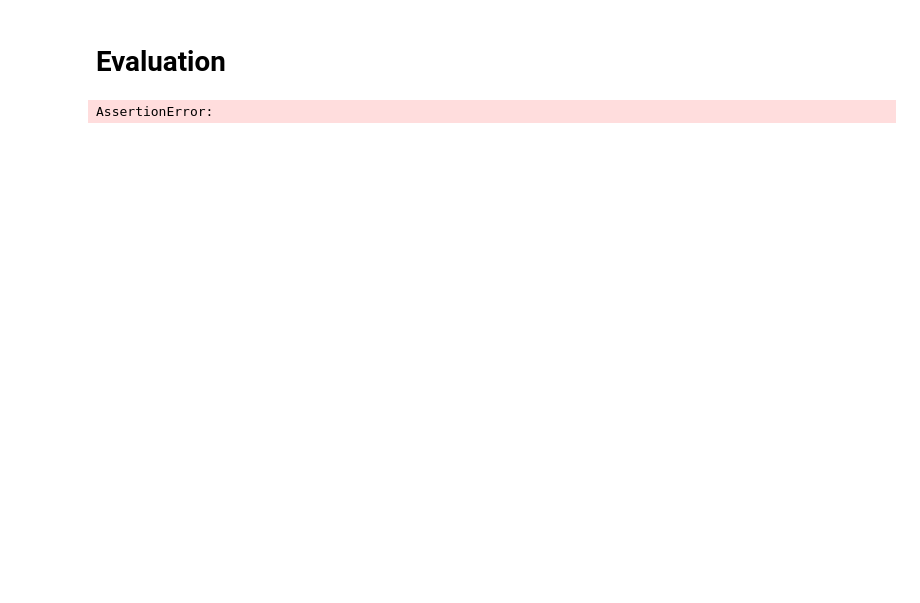
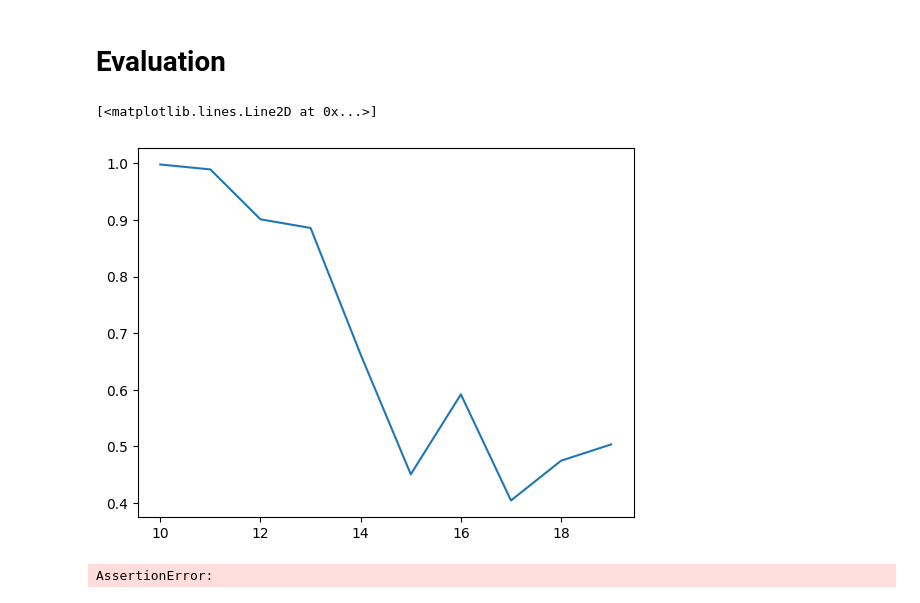
Before and after one commit to chanb/scaling_jax, a Jupyter notebook: src/evaluations/test_latent_thoughts_2.ipynb, the cells around one changed output. Cells and saved outputs as stored; diff of their text form; code cells hidden in the pictures; blank space fills up the shorter version.

```diff
--- a/src/evaluations/test_latent_thoughts_2.ipynb
+++ b/src/evaluations/test_latent_thoughts_2.ipynb
@@ -660,7 +665,7 @@ def make_ntp_loss(read_budget):
 # %% [markdown]
 ## E2E-RL
 # %%
-def make_rl_loss(read_budget):
+def make_rl_loss(read_budget, max_read_len):
     def compute_rl_loss(params, batch, rollout_rng):
         question = batch["question"]
         answer = batch["answer"]
@@ -817,7 +822,7 @@ else:
 
 compute_loss_and_grad = jax.jit(
     jax.value_and_grad(
-        loss_constructor(read_budget),
+        loss_constructor(read_budget, max_read_len),
         has_aux=True,
     ),
 )
@@ -1072,7 +1151,7 @@ def train_step(
         input_lengths,
     )
 # %%
-def heldout_decision_batch(rng, heldout_input_len):
+def heldout_decision_batch(rng, heldout_input_len, max_read_len):
     last_prompt_idx = jnp.full(
         shape=(num_questions,),
         fill_value=heldout_input_len - 1,
@@ -1402,13 +1481,17 @@ if 0:
     )
 # %%
 successes = []
-for heldout_input_len in range(max_input_len + 1, max_read_len):
+x_range = range(max_input_len + 1, max_input_len + 11)
+for heldout_input_len in x_range:
     eval_logs = jax.lax.fori_loop(
         0,
         max_eval_iter,
         make_eval_step(
-            partial(heldout_decision_batch, heldout_input_len=heldout_input_len),
-            loss_constructor(read_budget if complexity == "constant" else heldout_input_len),
+            partial(heldout_decision_batch, heldout_input_len=heldout_input_len, max_read_len=heldout_input_len),
+            loss_constructor(
+                read_budget if complexity == "constant" else heldout_input_len,
+                read_budget if complexity == "constant" else heldout_input_len,
+            ),
         ),
         EvalLogStepState(
             logs.train_state,
@@ -1425,10 +1508,13 @@ for heldout_input_len in range(max_input_len + 1, max_read_len):
     successes.append(eval_logs.successes.mean())
 # %%
 plt.plot(
-    range(max_input_len + 1, max_read_len),
+    x_range,
     successes,
     label="heldout_success_rate",
 )
+# %% [output]
+[<matplotlib.lines.Line2D at 0x...>]
+[figure, added]
 # %%
 assert 0
 # %% [output]
```
Also changed, not shown: parts of 18 cells of this notebook.
